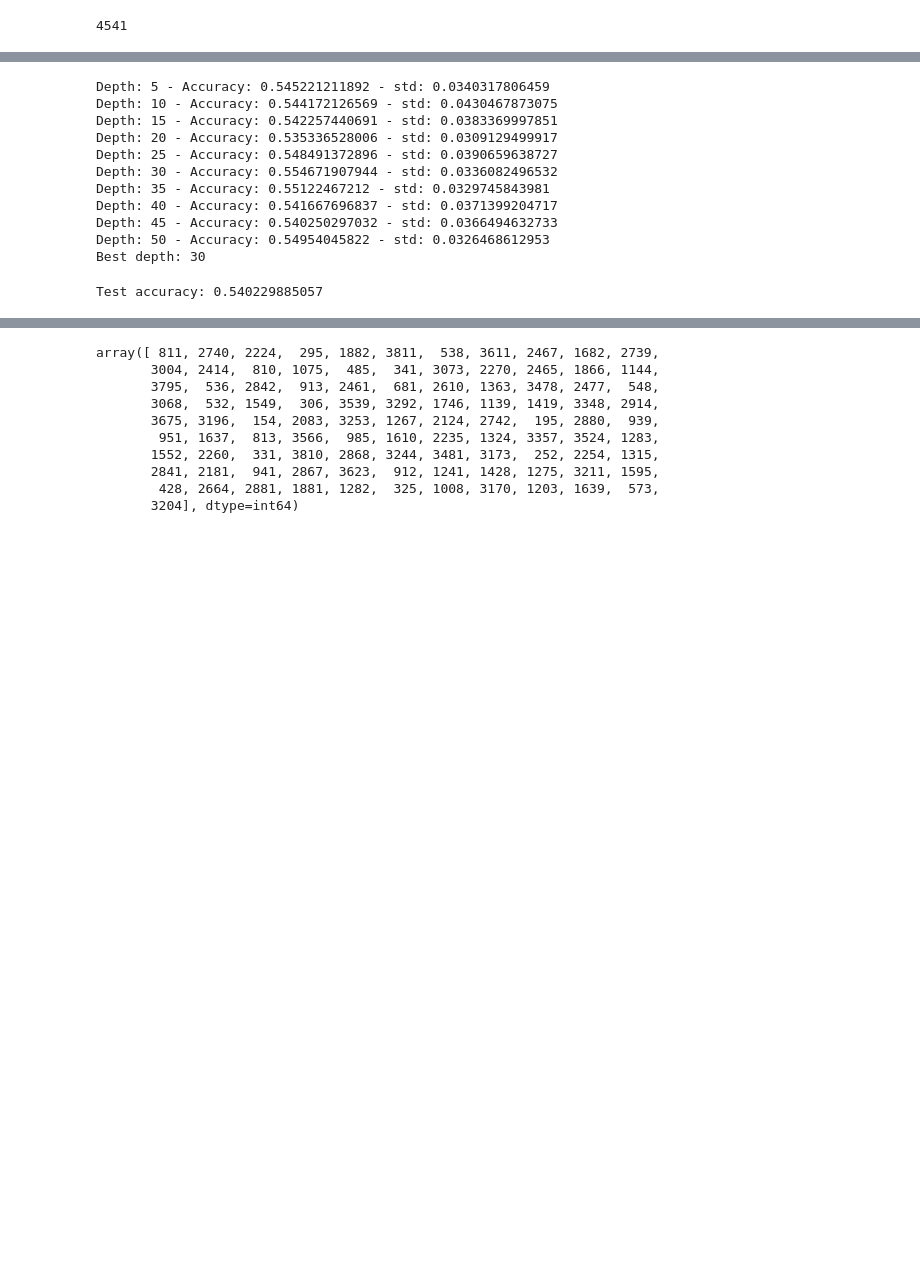
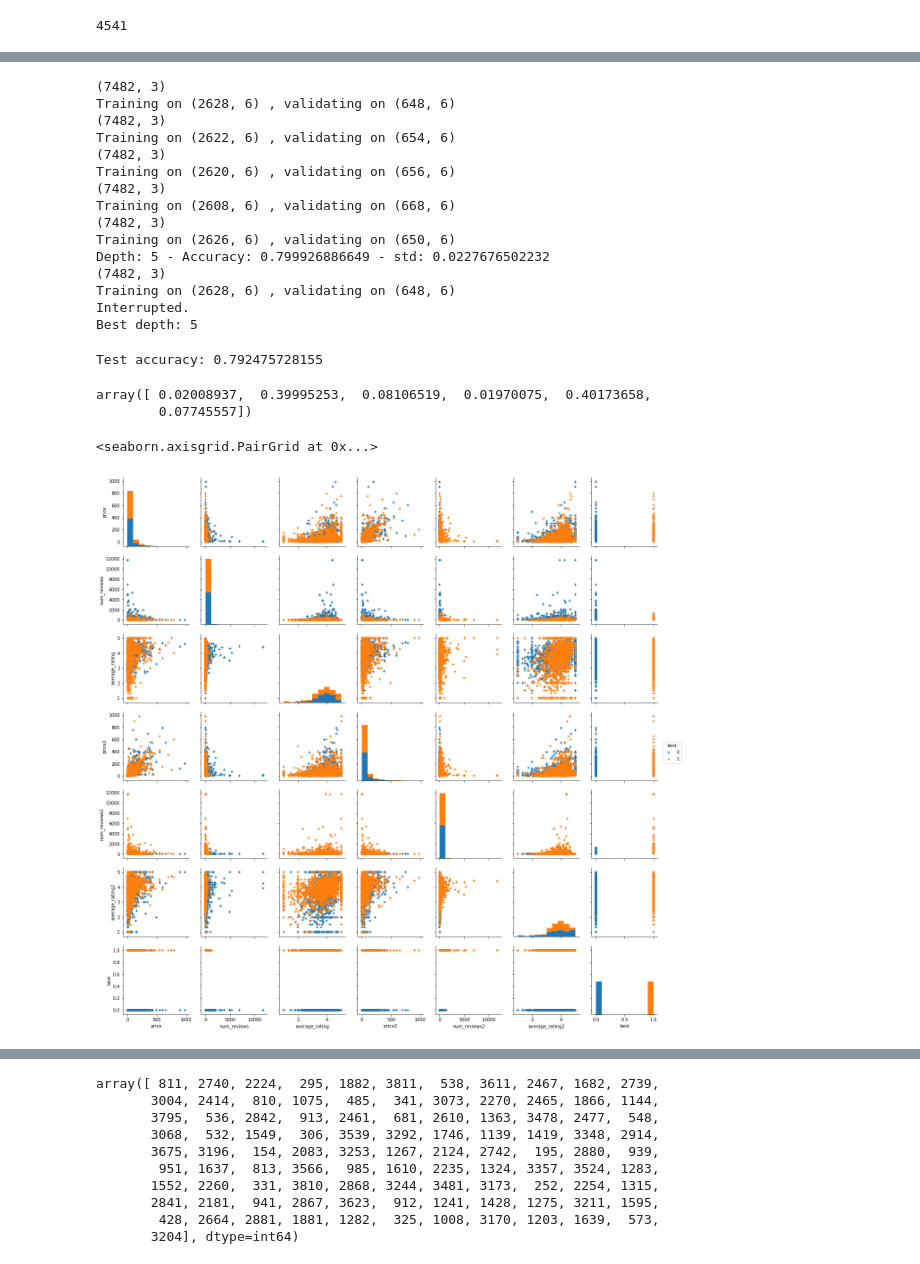
Before and after one commit to tarmeens/ada-homework, a Jupyter notebook: project/Milestone2.ipynb, the cells around one changed output, grey strips where cells are left out. Drawn from its saved outputs; the diff is of its cells as text; code cells hidden in the pictures; blank space fills up the shorter version.

```diff
--- a/project/Milestone2.ipynb
+++ b/project/Milestone2.ipynb
@@ -1397,6 +1401,7 @@ def train_model_lr(X_tr, y_tr, X_va, y_va, lambda_):
 # %%
 from scipy.sparse import hstack, vstack
 from sklearn.model_selection import KFold, train_test_split
+from sklearn.decomposition import NMF, LatentDirichletAllocation # TODO: remove
 
 def get_features(clique_list):
     result = set()
@@ -1418,11 +1423,11 @@ def build_data(clique_list):
                 b = g.df['fan_in'].loc[pair[1]] # Worst
                 if a == b:
                     continue # Discard ties
-                x_this = hstack([text_features[pair[0]], text_features[pair[1]]])
+                x_this = np.hstack([text_features[pair[0]], text_features[pair[1]]])
                 y_this = 0 if a > b else 1
                 X.append(x_this)
                 y.append(y_this)
-    return vstack(X), y
+    return np.vstack(X), y
 
 def build_data_(clique_list):
     X = []
@@ -1432,7 +1437,7 @@ def build_data_(clique_list):
     for clique in clique_list:
         if len(clique) != 2:
             raise
-        x_this = hstack([text_features[clique[0]], text_features[clique[1]]])
+        x_this = np.hstack([text_features[clique[0]], text_features[clique[1]]])
         y_this = 1
         X.append(x_this)
         y.append(y_this)
@@ -1442,12 +1447,12 @@ def build_data_(clique_list):
         else:
             fan_in_discord += 1
 
-        x_this = hstack([text_features[clique[1]], text_features[clique[0]]])
+        x_this = np.hstack([text_features[clique[1]], text_features[clique[0]]])
         y_this = 0
         X.append(x_this)
         y.append(y_this)
     #print(fan_in_accord, fan_in_discord)
-    return vstack(X), y
+    return np.vstack(X), y
 
 data_cv, data_test = train_test_split(cliques_pairs, test_size=0.2, random_state=0, shuffle=True)
 
@@ -1460,8 +1465,10 @@ try:
         accuracies = []
         for train, validation in k_fold.split(data_cv):
             vectorizer = TfidfVectorizer(token_pattern='(?u)\\b\\w[a-zA-Z0-9_-]+\\b')
-            vectorizer.fit(get_features(data_cv[train]))
-            text_features = vectorizer.transform(g.df['title'])
+            #vectorizer.fit(get_features(data_cv[train]))
+            #text_features = vectorizer.transform(g.df['brand'])
+            text_features = g.df[['price', 'num_reviews', 'average_rating']].values
+            print(text_features.shape)
             X_tr, y_tr = build_data(data_cv[train])
             X_va, y_va = build_data(data_cv[validation])
             #y_tr = np.random.randint(2, size=len(y_tr))
@@ -1476,27 +1483,45 @@ except KeyboardInterrupt:
 best_depth = depths[np.argmax(all_accuracies)]
 print('Best depth:', best_depth)
 # %% [output]
-Depth: 5 - Accuracy: 0.545221211892 - std: 0.0340317806459
-Depth: 10 - Accuracy: 0.544172126569 - std: 0.0430467873075
-Depth: 15 - Accuracy: 0.542257440691 - std: 0.0383369997851
-Depth: 20 - Accuracy: 0.535336528006 - std: 0.0309129499917
-Depth: 25 - Accuracy: 0.548491372896 - std: 0.0390659638727
-Depth: 30 - Accuracy: 0.554671907944 - std: 0.0336082496532
-Depth: 35 - Accuracy: 0.55122467212 - std: 0.0329745843981
-Depth: 40 - Accuracy: 0.541667696837 - std: 0.0371399204717
-Depth: 45 - Accuracy: 0.540250297032 - std: 0.0366494632733
-Depth: 50 - Accuracy: 0.54954045822 - std: 0.0326468612953
-Best depth: 30
+(7482, 3)
+Training on (2628, 6) , validating on (648, 6)
+(7482, 3)
+Training on (2622, 6) , validating on (654, 6)
+(7482, 3)
+Training on (2620, 6) , validating on (656, 6)
+(7482, 3)
+Training on (2608, 6) , validating on (668, 6)
+(7482, 3)
+Training on (2626, 6) , validating on (650, 6)
+Depth: 5 - Accuracy: 0.799926886649 - std: 0.0227676502232
+(7482, 3)
+Training on (2628, 6) , validating on (648, 6)
+Interrupted.
+Best depth: 5
 # %%
 vectorizer = TfidfVectorizer(token_pattern='(?u)\\b\\w[a-zA-Z0-9_-]+\\b')
-vectorizer.fit(get_features(data_cv))
-text_features = vectorizer.transform(g.df['title'])
+#vectorizer.fit(get_features(data_cv))
+#text_features = vectorizer.transform(g.df['description'])
+text_features = g.df[['price', 'num_reviews', 'average_rating']].values
 X, y = build_data(data_cv)
 X_te, y_te = build_data(data_test)
 score, clf = train_model_rf(X, y, X_te, y_te, best_depth)
 print('Test accuracy:', score)
 # %% [output]
-Test accuracy: 0.540229885057
+Test accuracy: 0.792475728155
+# %%
+clf.feature_importances_
+# %% [output]
+array([ 0.02008937,  0.39995253,  0.08106519,  0.01970075,  0.40173658,
+        0.07745557])
+# %%
+df = pd.DataFrame(X[:,:6])
+df.columns = ['price', 'num_reviews', 'average_rating', 'price2', 'num_reviews2', 'average_rating2']
+df['best'] = y
+sns.pairplot(df, hue='best', markers='+')
+# %% [output]
+<seaborn.axisgrid.PairGrid at 0x...>
+[figure, added]
 # %%
 important_features = pd.DataFrame(clf.feature_importances_, columns=['importance'])
 important_features['std'] = np.std([tree.feature_importances_ for tree in clf.estimators_], axis=0)
```
Also changed, not shown: parts of 9 cells of this notebook.
